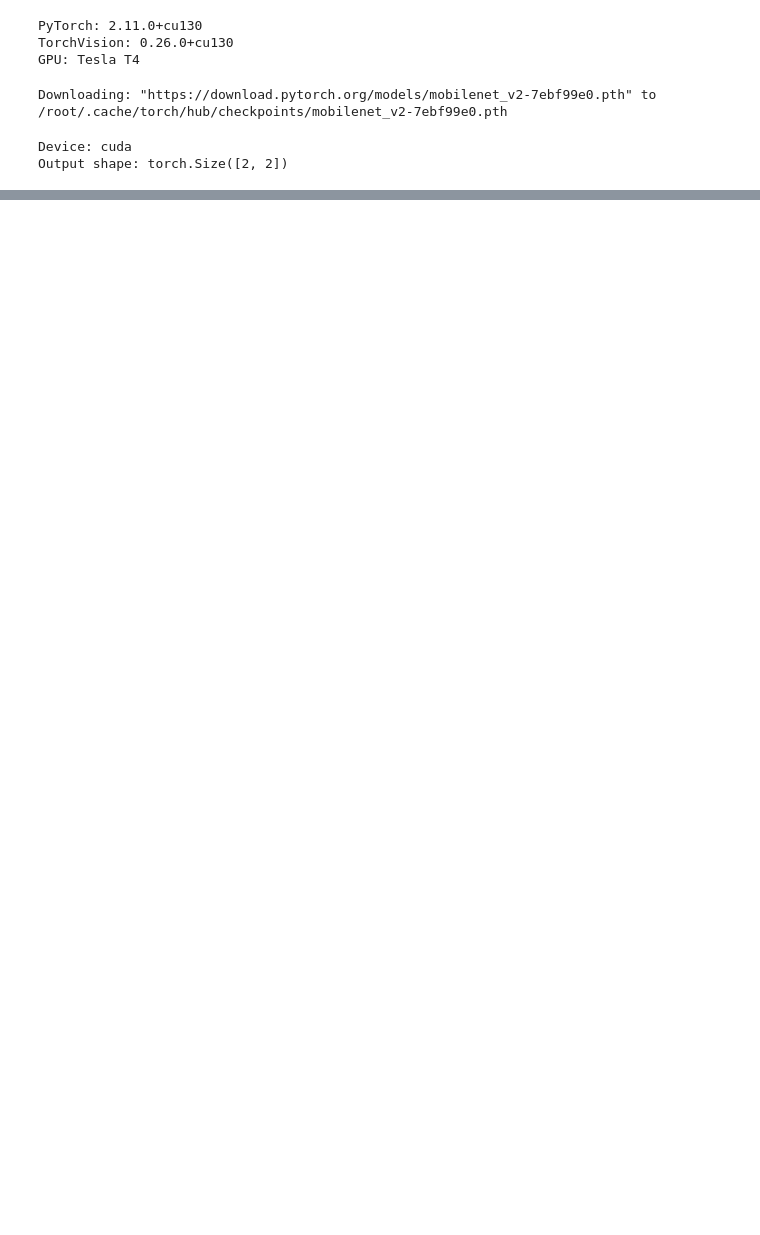
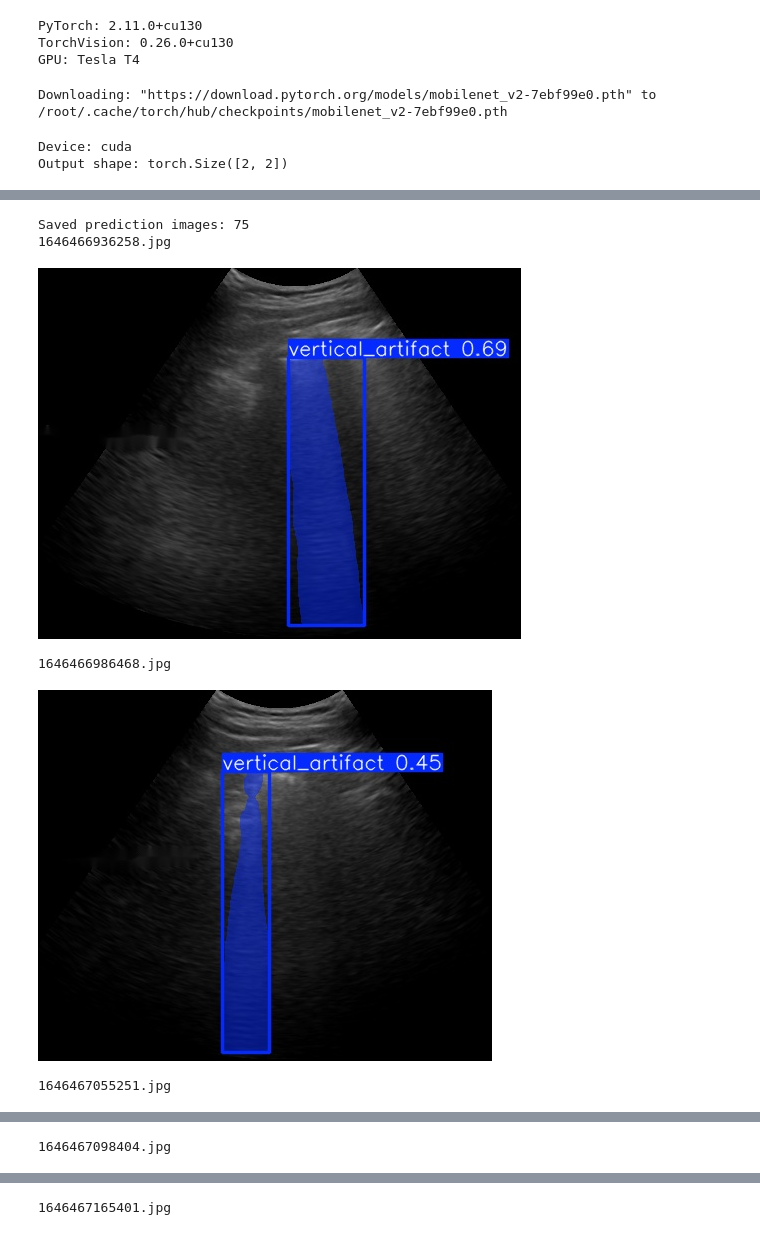
Before and after one commit to SamsondareHUB/lung-ultrasound-pneumonia-ai, a Jupyter notebook: lung_ultrasound_pneumonia.ipynb, the cells around one changed output, grey strips where cells are left out. Saved outputs shown, nothing was run; the diff lists cells and outputs as text; code cells hidden in the pictures; blank space fills up the shorter version.

```diff
--- a/lung_ultrasound_pneumonia.ipynb
+++ b/lung_ultrasound_pneumonia.ipynb
@@ -57,0 +406,26 @@ Result: MobileNetV2 loaded successfully on CUDA. A batch of two artificial 224×
+# %%
+from pathlib import Path
+from IPython.display import display, Image
+
+pred_dir = Path(
+    "/content/drive/MyDrive/lung_ultrasound_project/runs/"
+    "lus_bald_val_predictions"
+)
+
+files = sorted(
+    p for p in pred_dir.iterdir()
+    if p.suffix.lower() in (".png", ".jpg", ".jpeg")
+)
+
+print("Saved prediction images:", len(files))
+
+for p in files[:5]:
+    print(p.name)
+    display(Image(filename=str(p)))
+# %% [output]
+Saved prediction images: 75
+1646466936258.jpg
+[figure, added]
+1646466986468.jpg
+[figure, added]
+1646467055251.jpg
@@ -57,0 +433 @@ Result: MobileNetV2 loaded successfully on CUDA. A batch of two artificial 224×
+1646467098404.jpg
@@ -57,0 +435 @@ Result: MobileNetV2 loaded successfully on CUDA. A batch of two artificial 224×
+1646467165401.jpg
```
Also changed, not shown: parts of 26 cells of this notebook.
